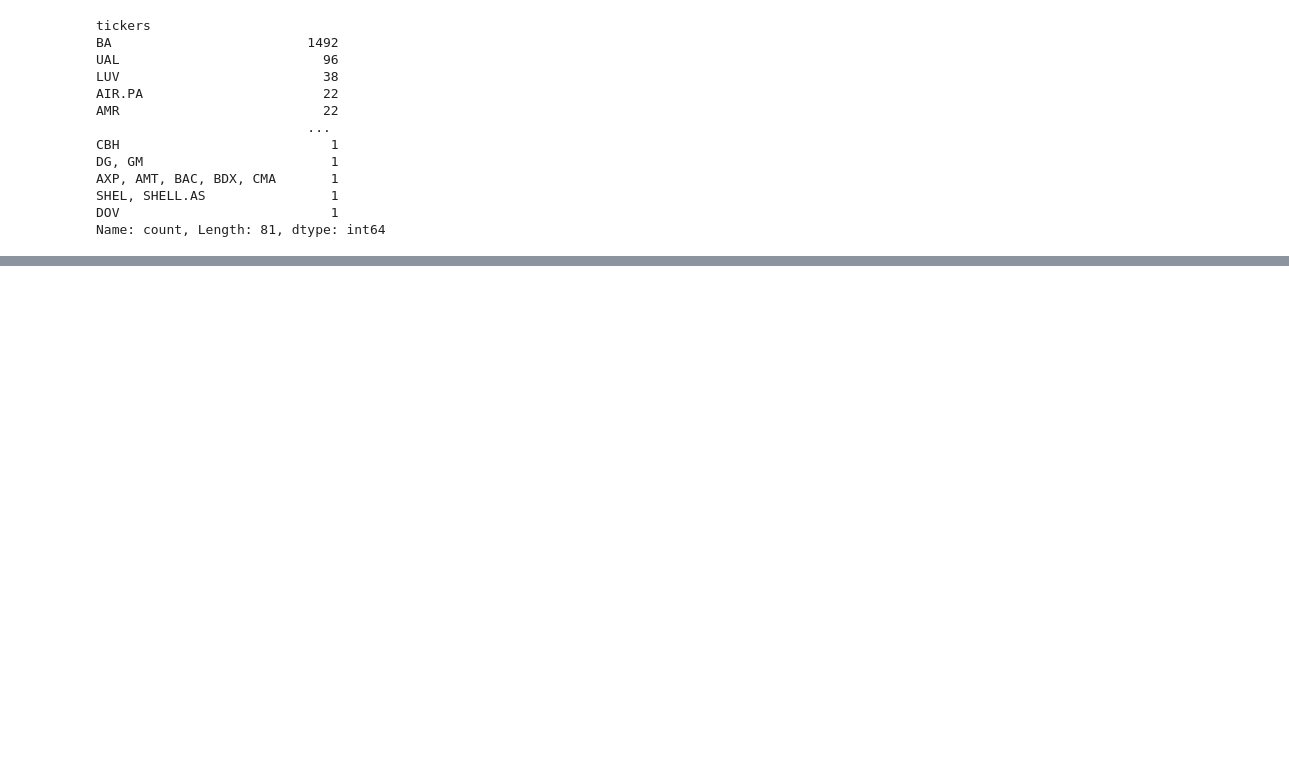
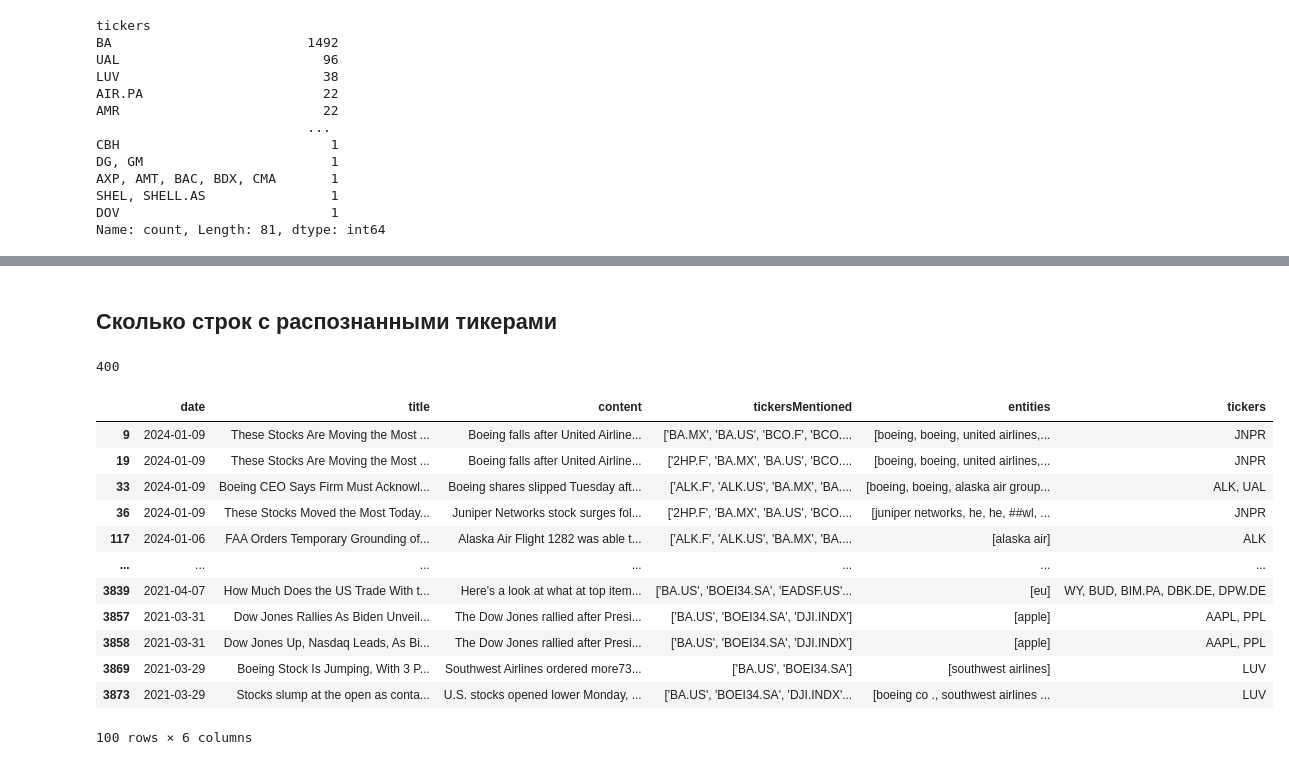
Before and after one commit to muzafarovdan/MyEducation, a Jupyter notebook: NLP/EDA.ipynb, the cells around one changed output, grey strips where cells are left out. Cells and saved outputs as stored; diff of their text form; code cells hidden in the pictures; blank space fills up the shorter version.

```diff
--- a/NLP/EDA.ipynb
+++ b/NLP/EDA.ipynb
@@ -385,0 +601,3 @@ Name: count, Length: 81, dtype: int64
+# %%
+df_val['tickers'] = np.nan
+df_val.head(3)
@@ -385,0 +609,5 @@ Name: count, Length: 81, dtype: int64
+# %%
+df_val = df_val.reset_index(drop=True)
+# %%
+extraction_results = process.extract(str(df_val['entities'][4076]), data_tickers_name, limit=5)
+extraction_results
@@ -385,0 +624,15 @@ Name: count, Length: 81, dtype: int64
+# %%
+for index in range(len(df_val)):
+    # Выполняем fuzzy matching для извлечения потенциальных компаний
+    extraction_results = process.extract(str(df_val['entities'][index]), data_tickers_name, limit=5)
+
+    # Фильтруем компании со score >= 75
+    matching_companies = [company for company, score in extraction_results if score >= 87]
+
+    if matching_companies:
+        # Получаем коды компаний, соответствующие matching_companies
+        matching_codes = [data_tickers[data_tickers['name'] == company]['code'].values[0] for company in matching_companies]
+
+        codes_str = ", ".join(matching_codes)
+
+        df_val['tickers'].iloc[index] = codes_str
@@ -385,0 +657,22 @@ Name: count, Length: 81, dtype: int64
+# %% [markdown]
+## Сколько строк с распознанными тикерами
+# %%
+len(df_val['tickers']) - df_val['tickers'].isna().sum()
+# %% [output]
+400
+# %%
+df_val[(df_val['tickers'].notna()) & (df_val['tickers'] != 'BA')]
+# %% [output]
+|  | date | title | content | tickersMentioned | entities | tickers |
+| 9 | 2024-01-09 | These Stocks Are Moving the Most ... | Boeing falls after United Airline... | ['BA.MX', 'BA.US', 'BCO.F', 'BCO.... | [boeing, boeing, united airlines,... | JNPR |
+| 19 | 2024-01-09 | These Stocks Are Moving the Most ... | Boeing falls after United Airline... | ['2HP.F', 'BA.MX', 'BA.US', 'BCO.... | [boeing, boeing, united airlines,... | JNPR |
+| 33 | 2024-01-09 | Boeing CEO Says Firm Must Acknowl... | Boeing shares slipped Tuesday aft... | ['ALK.F', 'ALK.US', 'BA.MX', 'BA.... | [boeing, boeing, alaska air group... | ALK, UAL |
+| 36 | 2024-01-09 | These Stocks Moved the Most Today... | Juniper Networks stock surges fol... | ['2HP.F', 'BA.MX', 'BA.US', 'BCO.... | [juniper networks, he, he, ##wl, ... | JNPR |
+| 117 | 2024-01-06 | FAA Orders Temporary Grounding of... | Alaska Air Flight 1282 was able t... | ['ALK.F', 'ALK.US', 'BA.MX', 'BA.... | [alaska air] | ALK |
+| ... | ... | ... | ... | ... | ... | ... |
+| 3839 | 2021-04-07 | How Much Does the US Trade With t... | Here's a look at what at top item... | ['BA.US', 'BOEI34.SA', 'EADSF.US'... | [eu] | WY, BUD, BIM.PA, DBK.DE, DPW.DE |
+| 3857 | 2021-03-31 | Dow Jones Rallies As Biden Unveil... | The Dow Jones rallied after Presi... | ['BA.US', 'BOEI34.SA', 'DJI.INDX'] | [apple] | AAPL, PPL |
+| 3858 | 2021-03-31 | Dow Jones Up, Nasdaq Leads, As Bi... | The Dow Jones rallied after Presi... | ['BA.US', 'BOEI34.SA', 'DJI.INDX'] | [apple] | AAPL, PPL |
+| 3869 | 2021-03-29 | Boeing Stock Is Jumping, With 3 P... | Southwest Airlines ordered more73... | ['BA.US', 'BOEI34.SA'] | [southwest airlines] | LUV |
+| 3873 | 2021-03-29 | Stocks slump at the open as conta... | U.S. stocks opened lower Monday, ... | ['BA.US', 'BOEI34.SA', 'DJI.INDX'... | [boeing co ., southwest airlines ... | LUV |
+100 rows × 6 columns
```
Also changed, not shown: parts of 40 cells of this notebook, 4 other files.
